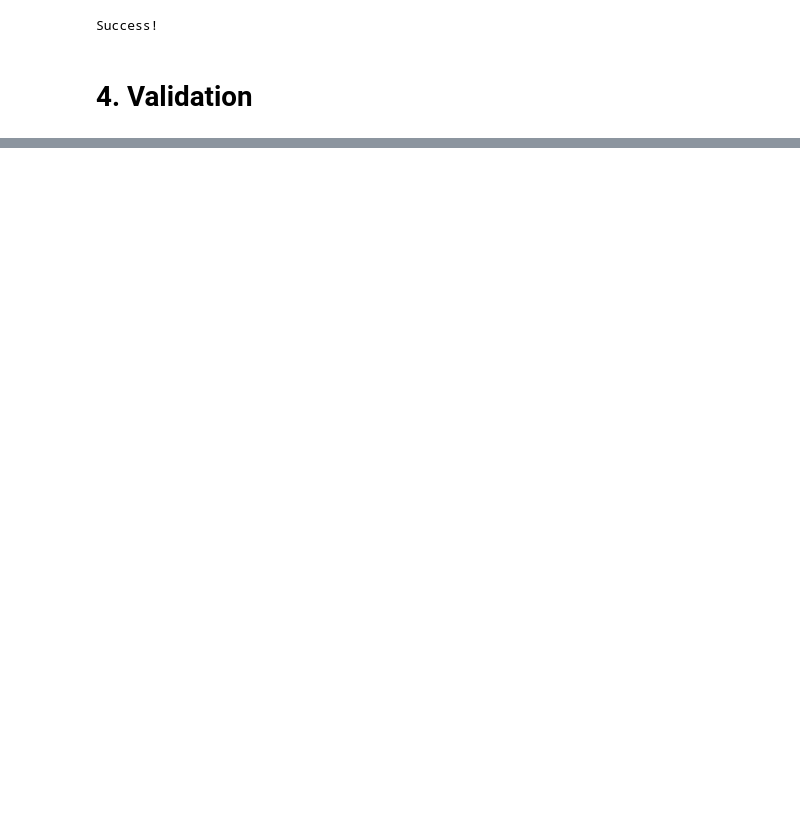
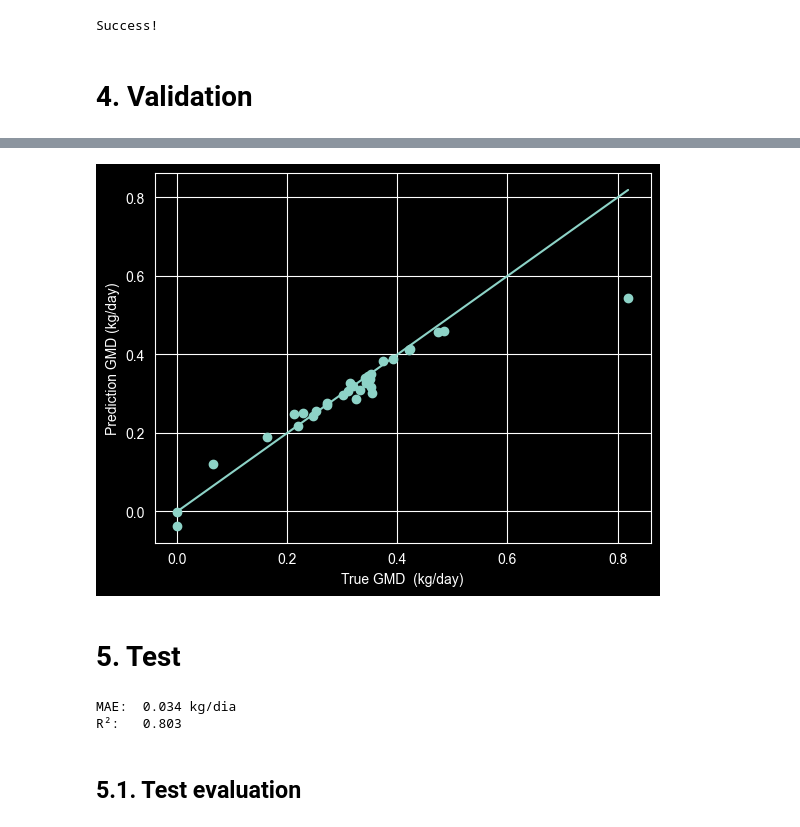
Before and after one commit to eulergomees/dnn_cattle_weight_gain, a Jupyter notebook: dnn_cattle_weight_gain.ipynb, the cells around one changed output, grey strips where cells are left out. Drawn from its saved outputs; the diff is of its cells as text; code cells hidden in the pictures; blank space fills up the shorter version.

```diff
--- a/dnn_cattle_weight_gain.ipynb
+++ b/dnn_cattle_weight_gain.ipynb
@@ -368,0 +389,30 @@ print(f" Val MSE: {val_loss:.4f}")
+# %%
+plt.figure()
+plt.scatter(y_true, y_pred)
+plt.plot([y_true.min(), y_true.max()],
+         [y_true.min(), y_true.max()])
+plt.xlabel("True GMD  (kg/day)")
+plt.ylabel("Prediction GMD (kg/day)")
+plt.grid(True)
+plt.show()
+# %% [output]
+[figure, added]
+# %% [markdown]
+# 5. Test
+# %%
+model.eval()
+with torch.no_grad():
+    y_hat = model(x_test_t).cpu().numpy().flatten()
+
+y_true = y_test_t.cpu().numpy().flatten()
+
+mae  = mean_absolute_error(y_true, y_hat)
+r2   = r2_score(y_true, y_hat)
+
+print(f"MAE:  {mae:.3f} kg/dia")
+print(f"R²:   {r2:.3f}")
+# %% [output]
+MAE:  0.034 kg/dia
+R²:   0.803
+# %% [markdown]
+## 5.1. Test evaluation
```
Also changed, not shown: parts of 7 cells of this notebook, 1 other file.
